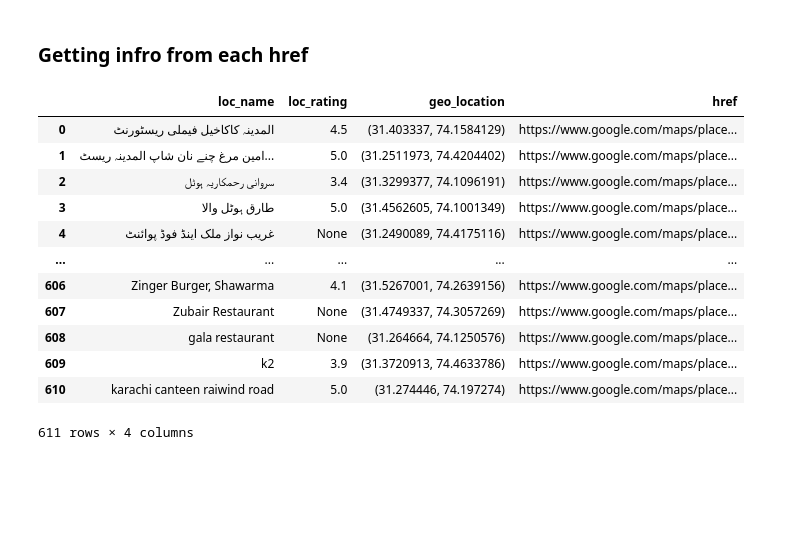
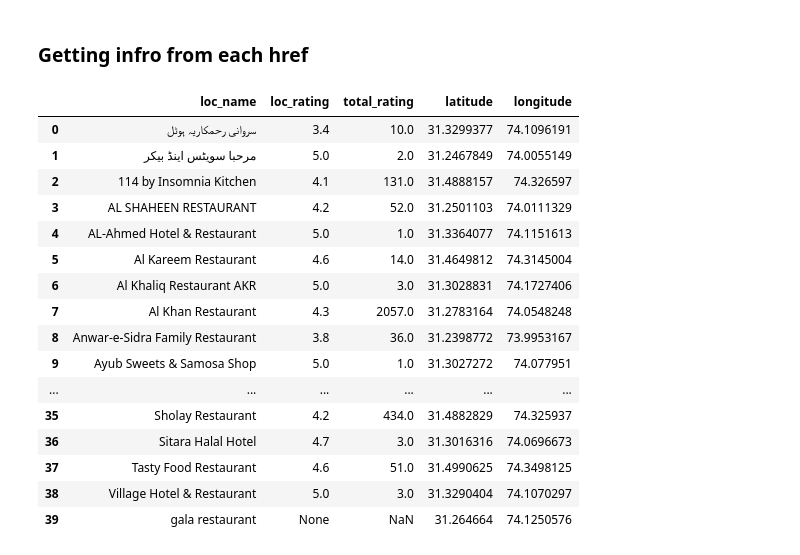
Before and after one commit to hyksos121/Google-Maps-Scraper, a Jupyter notebook: scrapper.ipynb, the cells around one changed output. Saved outputs shown, nothing was run; the diff lists cells and outputs as text; code cells hidden in the pictures; blank space fills up the shorter version.

```diff
--- a/scrapper.ipynb
+++ b/scrapper.ipynb
@@ -57,8 +55,11 @@ start_long= 74.080275
 stop_lat = 31.671291
 stop_long = 74.551132
 
-lat_dist = np.arange(start=start_lat, stop= stop_lat, step= 0.1, dtype= "float32")
-long_dist = np.arange(start=start_long, stop= stop_long, step= 0.1, dtype= "float32")
+lat_step = (stop_lat - start_lat) / 3
+long_step = (stop_long - start_long) / 3
+
+lat_dist = np.arange(start=start_lat, stop= stop_lat, step= lat_step, dtype= "float32")
+long_dist = np.arange(start=start_long, stop= stop_long, step= long_step, dtype= "float32")
 
 geo_loc_grid = np.transpose([np.tile(lat_dist, len(long_dist)), np.repeat(long_dist, len(lat_dist))])
 # %%
@@ -219,7 +201,9 @@ df = pd.DataFrame()
 href_list = list()
 loc_names = list()
 loc_ratings = list()
-geo_locs = list()
+latitudes = list()
+longitudes = list()
+total_ratings = list()
 # %%
 href_list = list(hrefs_set)
 href_list.sort()
@@ -248,7 +213,6 @@ href_list
 for href in href_list:
     lat, long = href.split("!3d")[1].split("!4d")
     long = long.split("!")[0]
-    lat_long = (lat, long)
 
     driver.get(href)
     time.sleep(0.5)
@@ -257,31 +221,41 @@ for href in href_list:
 
     try:
         rating = driver.find_element(By.XPATH, LOC_RATING_XPATH).text
+        rating_count = driver.find_element(By.XPATH, LOC_RATING_COUNT_XPATH).text.split()[0]
+        rating_count = rating_count.replace(",", "")
+        rating_count = int(rating_count)
     except selExcep.NoSuchElementException:
         rating = None
-
+        rating_count = None
 
     loc_names.append(name)
     loc_ratings.append(rating)
-    geo_locs.append(lat_long)
+    latitudes.append(lat)
+    longitudes.append(long)
+    total_ratings.append(rating_count)
 # %%
 df["loc_name"] = loc_names
 df["loc_rating"] = loc_ratings
-df["geo_location"] = geo_locs
-df["href"] = href_list
+df["total_rating"] = total_ratings
+df["latitude"] = latitudes
+df["longitude"] = longitudes
 df
 # %% [output]
-|  | loc_name | loc_rating | geo_location | href |
-| 0 | المدینہ کاکاخیل فیملی ریسٹورنٹ | 4.5 | (31.403337, 74.1584129) | https://www.google.com/maps/place... |
-| 1 | امین مرغ چنے نان شاپ المدینہ ریسٹ... | 5.0 | (31.2511973, 74.4204402) | https://www.google.com/maps/place... |
-| 2 | سروانی رحمکاریہ ہوٹل | 3.4 | (31.3299377, 74.1096191) | https://www.google.com/maps/place... |
-| 3 | طارق ہوٹل والا | 5.0 | (31.4562605, 74.1001349) | https://www.google.com/maps/place... |
-| 4 | غریب نواز ملک اینڈ فوڈ پوائنٹ | None | (31.2490089, 74.4175116) | https://www.google.com/maps/place... |
-| ... | ... | ... | ... | ... |
-| 606 | Zinger Burger, Shawarma | 4.1 | (31.5267001, 74.2639156) | https://www.google.com/maps/place... |
-| 607 | Zubair Restaurant | None | (31.4749337, 74.3057269) | https://www.google.com/maps/place... |
-| 608 | gala restaurant | None | (31.264664, 74.1250576) | https://www.google.com/maps/place... |
-| 609 | k2 | 3.9 | (31.3720913, 74.4633786) | https://www.google.com/maps/place... |
-| 610 | karachi canteen raiwind road | 5.0 | (31.274446, 74.197274) | https://www.google.com/maps/place... |
+|  | loc_name | loc_rating | total_rating | latitude | longitude |
+| 0 | سروانی رحمکاریہ ہوٹل | 3.4 | 10.0 | 31.3299377 | 74.1096191 |
+| 1 | مرحبا سویٹس اینڈ بیکر | 5.0 | 2.0 | 31.2467849 | 74.0055149 |
+| 2 | 114 by Insomnia Kitchen | 4.1 | 131.0 | 31.4888157 | 74.326597 |
+| 3 | AL SHAHEEN RESTAURANT | 4.2 | 52.0 | 31.2501103 | 74.0111329 |
+| 4 | AL-Ahmed Hotel & Restaurant | 5.0 | 1.0 | 31.3364077 | 74.1151613 |
+| 5 | Al Kareem Restaurant | 4.6 | 14.0 | 31.4649812 | 74.3145004 |
+| 6 | Al Khaliq Restaurant AKR | 5.0 | 3.0 | 31.3028831 | 74.1727406 |
+| 7 | Al Khan Restaurant | 4.3 | 2057.0 | 31.2783164 | 74.0548248 |
+| 8 | Anwar-e-Sidra Family Restaurant | 3.8 | 36.0 | 31.2398772 | 73.9953167 |
+| 9 | Ayub Sweets & Samosa Shop | 5.0 | 1.0 | 31.3027272 | 74.077951 |
+| ... | ... | ... | ... | ... | ... |
+| 35 | Sholay Restaurant | 4.2 | 434.0 | 31.4882829 | 74.325937 |
+| 36 | Sitara Halal Hotel | 4.7 | 3.0 | 31.3016316 | 74.0696673 |
+| 37 | Tasty Food Restaurant | 4.6 | 51.0 | 31.4990625 | 74.3498125 |
+| 38 | Village Hotel & Restaurant | 5.0 | 3.0 | 31.3290404 | 74.1070297 |
+| 39 | gala restaurant | None | NaN | 31.264664 | 74.1250576 |
-611 rows × 4 columns
 # %%
```
Also changed, not shown: parts of 7 cells of this notebook, 1 other file.
